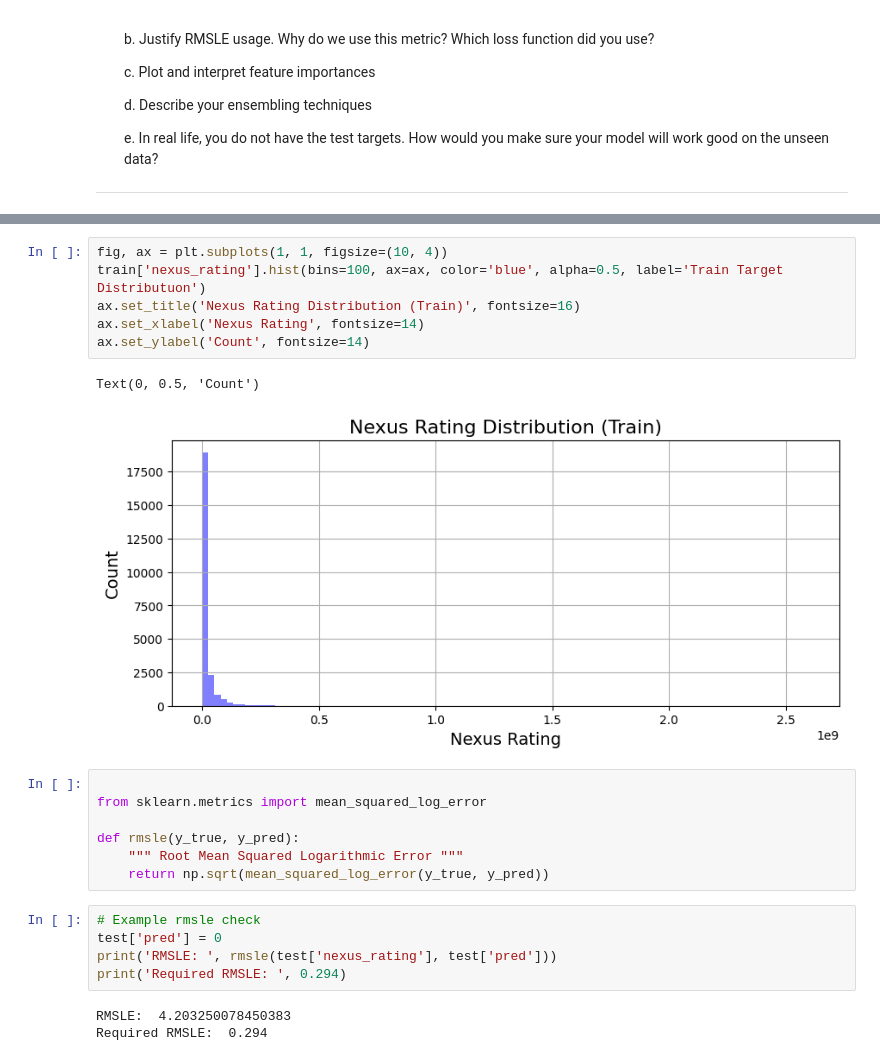
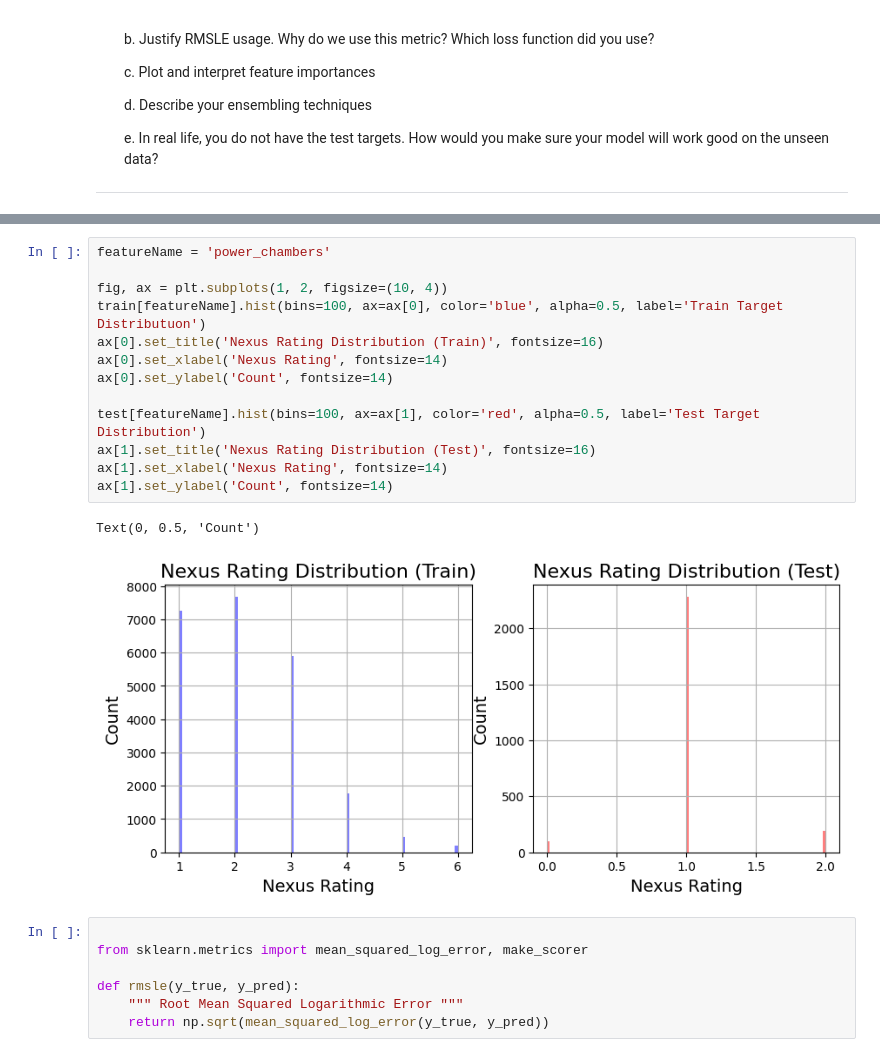
Before and after one commit to baardby/Intro-To-ML-Assignment-1, a Jupyter notebook: assignment1/Chapter_1.ipynb, the cells around one changed output, grey strips where cells are left out. Cells and saved outputs as stored; diff of their text form.

```diff
--- a/assignment1/Chapter_1.ipynb
+++ b/assignment1/Chapter_1.ipynb
@@ -333,24 +446,23 @@ test = pd.read_csv('final_mission_test.csv')
 # %%
-fig, ax = plt.subplots(1, 1, figsize=(10, 4))
-train['nexus_rating'].hist(bins=100, ax=ax, color='blue', alpha=0.5, label='Train Target Distributuon')
-ax.set_title('Nexus Rating Distribution (Train)', fontsize=16)
-ax.set_xlabel('Nexus Rating', fontsize=14)
-ax.set_ylabel('Count', fontsize=14)
+featureName = 'power_chambers'
+
+fig, ax = plt.subplots(1, 2, figsize=(10, 4))
+train[featureName].hist(bins=100, ax=ax[0], color='blue', alpha=0.5, label='Train Target Distributuon')
+ax[0].set_title('Nexus Rating Distribution (Train)', fontsize=16)
+ax[0].set_xlabel('Nexus Rating', fontsize=14)
+ax[0].set_ylabel('Count', fontsize=14)
+
+test[featureName].hist(bins=100, ax=ax[1], color='red', alpha=0.5, label='Test Target Distribution')
+ax[1].set_title('Nexus Rating Distribution (Test)', fontsize=16)
+ax[1].set_xlabel('Nexus Rating', fontsize=14)
+ax[1].set_ylabel('Count', fontsize=14)
 # %% [output]
 Text(0, 0.5, 'Count')
-[figure, old version]
+[figure, new version]
 # %%
 
-from sklearn.metrics import mean_squared_log_error
+from sklearn.metrics import mean_squared_log_error, make_scorer
 
 def rmsle(y_true, y_pred):
     """ Root Mean Squared Logarithmic Error """
     return np.sqrt(mean_squared_log_error(y_true, y_pred))
-# %%
-# Example rmsle check
-test['pred'] = 0
-print('RMSLE: ', rmsle(test['nexus_rating'], test['pred']))
-print('Required RMSLE: ', 0.294)
-# %% [output]
-RMSLE:  4.203250078450383
-Required RMSLE:  0.294
```
Also changed, not shown: parts of 11 cells of this notebook.
